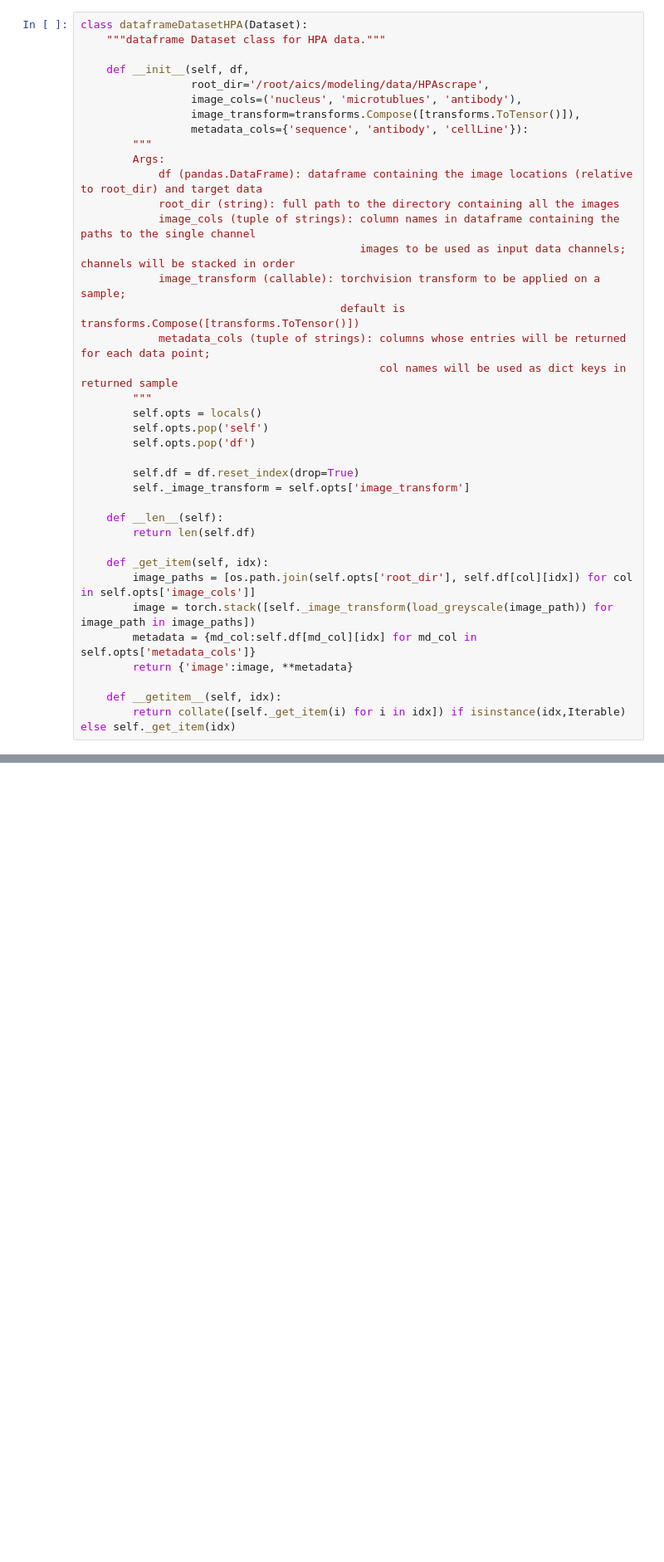
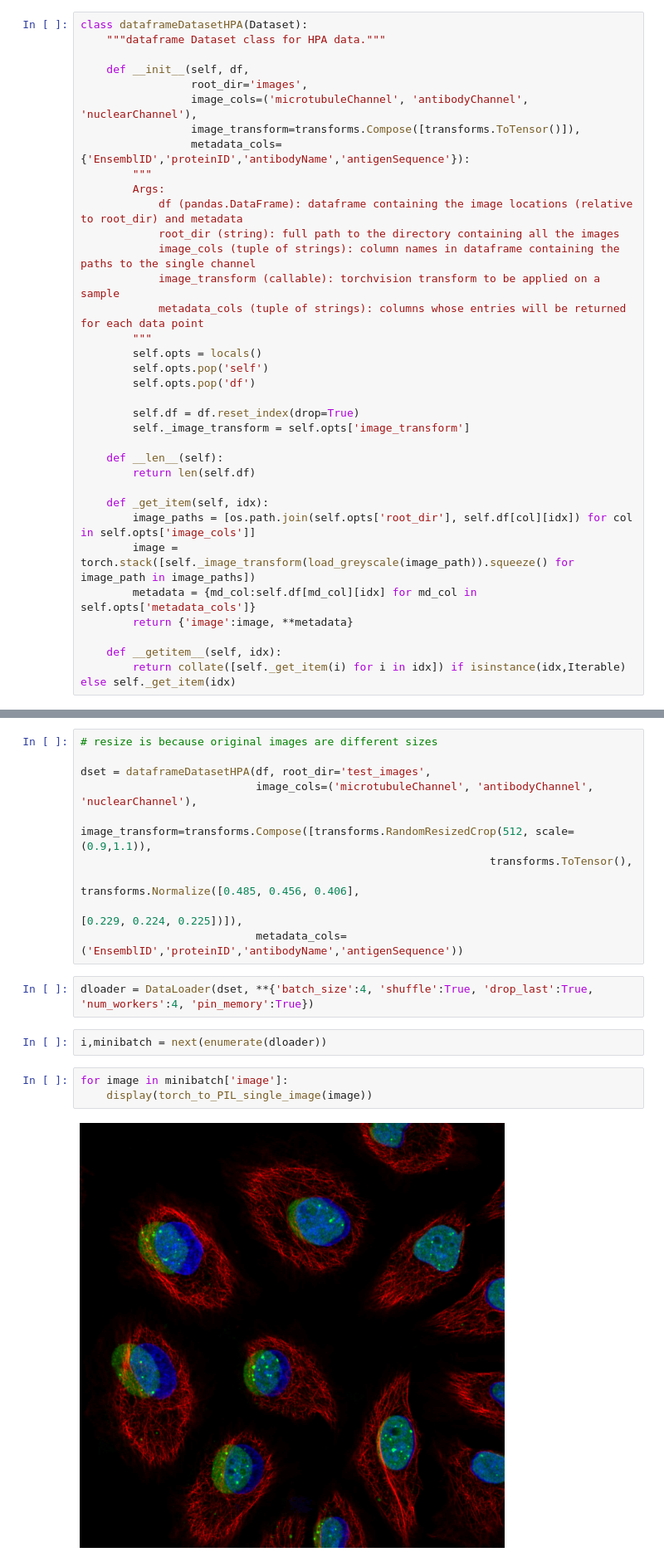
Before and after one commit to AllenCellModeling/seq2loc, a Jupyter notebook: HPA_dataset_class.ipynb, the cells around one changed output, grey strips where cells are left out. Shown at 83% size. Saved outputs shown, nothing was run; the diff lists cells and outputs as text; blank space fills up the shorter version.

Commit message:
xml2urls -> more metadata + df; dataset class works

```diff
--- a/HPA_dataset_class.ipynb
+++ b/HPA_dataset_class.ipynb
@@ -22,20 +33,17 @@ class dataframeDatasetHPA(Dataset):
     """dataframe Dataset class for HPA data."""
 
     def __init__(self, df,
-                 root_dir='/root/aics/modeling/data/HPAscrape',
-                 image_cols=('nucleus', 'microtublues', 'antibody'),
+                 root_dir='images',
+                 image_cols=('microtubuleChannel', 'antibodyChannel', 'nuclearChannel'),
                  image_transform=transforms.Compose([transforms.ToTensor()]),
-                 metadata_cols={'sequence', 'antibody', 'cellLine'}):
+                 metadata_cols={'EnsemblID','proteinID','antibodyName','antigenSequence'}):
         """
         Args:
-            df (pandas.DataFrame): dataframe containing the image locations (relative to root_dir) and target data
+            df (pandas.DataFrame): dataframe containing the image locations (relative to root_dir) and metadata
             root_dir (string): full path to the directory containing all the images
             image_cols (tuple of strings): column names in dataframe containing the paths to the single channel
-                                           images to be used as input data channels; channels will be stacked in order
-            image_transform (callable): torchvision transform to be applied on a sample;
-                                        default is transforms.Compose([transforms.ToTensor()])
-            metadata_cols (tuple of strings): columns whose entries will be returned for each data point;
-                                              col names will be used as dict keys in returned sample
+            image_transform (callable): torchvision transform to be applied on a sample
+            metadata_cols (tuple of strings): columns whose entries will be returned for each data point
         """
         self.opts = locals()
         self.opts.pop('self')
@@ -49,7 +57,7 @@ class dataframeDatasetHPA(Dataset):
 
     def _get_item(self, idx):
         image_paths = [os.path.join(self.opts['root_dir'], self.df[col][idx]) for col in self.opts['image_cols']]
-        image = torch.stack([self._image_transform(load_greyscale(image_path)) for image_path in image_paths])
+        image = torch.stack([self._image_transform(load_greyscale(image_path)).squeeze() for image_path in image_paths])
         metadata = {md_col:self.df[md_col][idx] for md_col in self.opts['metadata_cols']}
         return {'image':image, **metadata}
 
@@ -75,0 +77,19 @@ dset.opts
+# %%
+# resize is because original images are different sizes
+
+dset = dataframeDatasetHPA(df, root_dir='test_images',
+                           image_cols=('microtubuleChannel', 'antibodyChannel', 'nuclearChannel'),
+                           image_transform=transforms.Compose([transforms.RandomResizedCrop(512, scale=(0.9,1.1)),
+                                                               transforms.ToTensor(),
+                                                               transforms.Normalize([0.485, 0.456, 0.406],
+                                                                                    [0.229, 0.224, 0.225])]),
+                           metadata_cols=('EnsemblID','proteinID','antibodyName','antigenSequence'))
+# %%
+dloader = DataLoader(dset, **{'batch_size':4, 'shuffle':True, 'drop_last':True, 'num_workers':4, 'pin_memory':True})
+# %%
+i,minibatch = next(enumerate(dloader))
+# %%
+for image in minibatch['image']:
+    display(torch_to_PIL_single_image(image))
+# %% [output]
+[figure, added]
```
Also changed, not shown: parts of 11 cells of this notebook, 1 other file.
